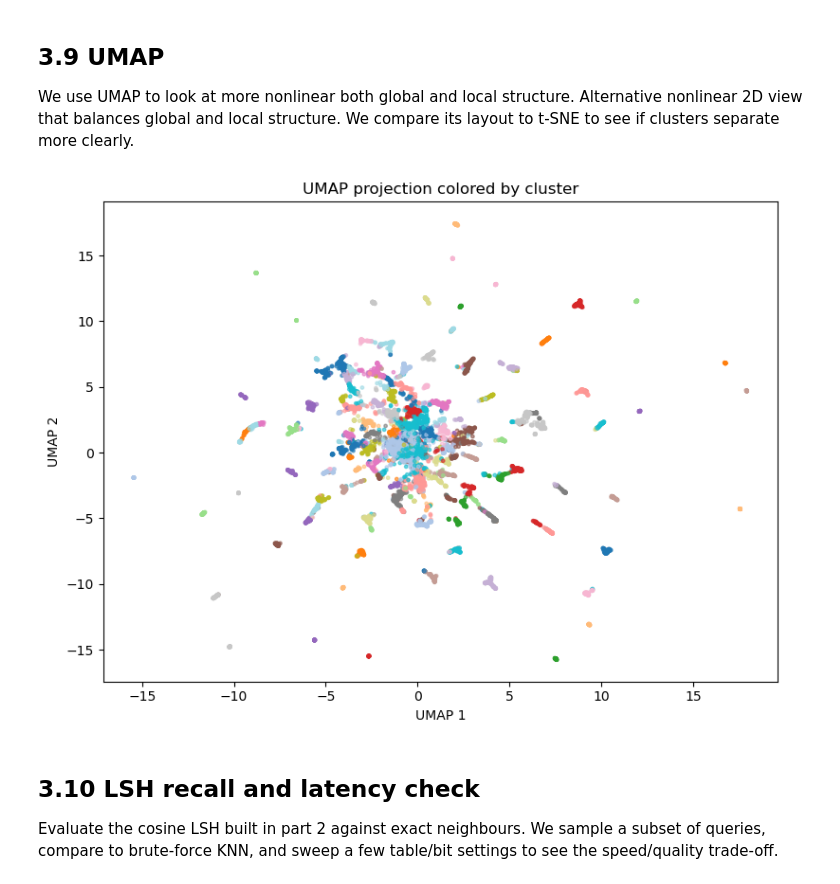
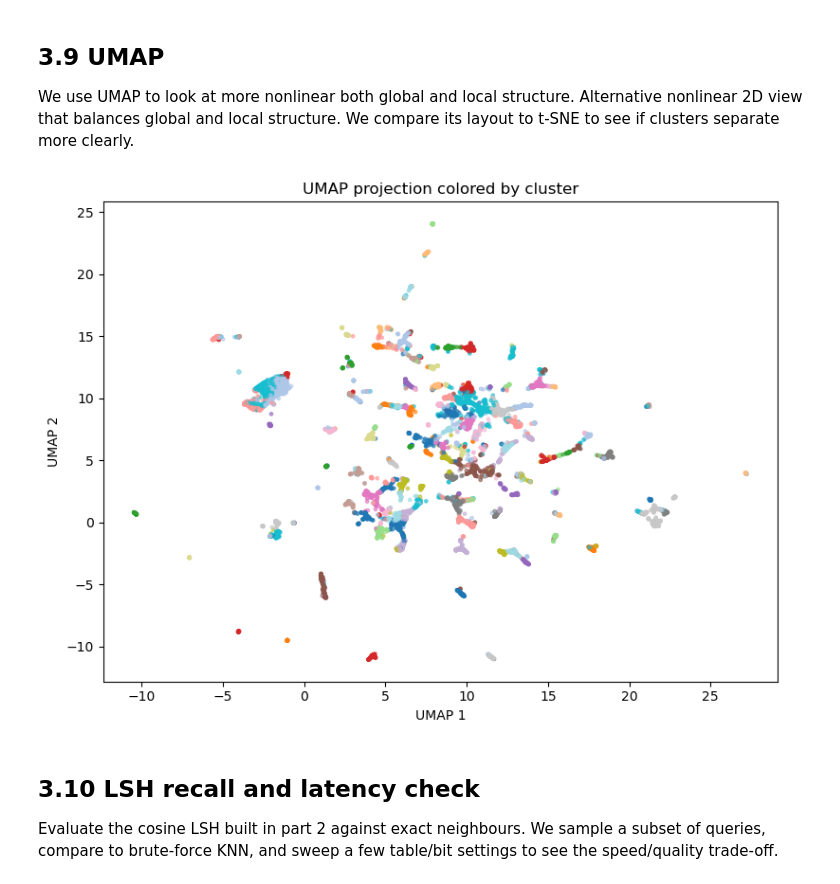
Before and after one commit to adamajane/computational-tools-for-data-science-02807-project, a Jupyter notebook: main/3-cluster-evaluation.ipynb, the cells around one changed output. Cells and saved outputs as stored; diff of their text form; code cells hidden in the pictures.

```diff
--- a/main/3-cluster-evaluation.ipynb
+++ b/main/3-cluster-evaluation.ipynb
@@ -567,35 +567,35 @@ We use UMAP to look at more nonlinear both global and local structure. Alternati
 # %%
 import umap
 import matplotlib.pyplot as plt
 
 max_umap = 10000
 if X_main.shape[0] > max_umap:
     rng = np.random.RandomState(RANDOM_STATE)
     umap_indices = rng.choice(X_main.shape[0], size=max_umap, replace=False)
 else:
     umap_indices = np.arange(X_main.shape[0])
 
 X_umap_in = X_main[umap_indices]
 clusters_umap = full_df.loc[umap_indices, "cluster_kmeans_main"].to_numpy()
 
 reducer = umap.UMAP(
     n_components=2,
     n_neighbors=25,
     min_dist=0.15,
-    metric="euclidean",
+    metric="cosine",
     random_state=RANDOM_STATE,
 )
 X_umap = reducer.fit_transform(X_umap_in)
 
 plt.figure(figsize=(8, 6))
 plt.scatter(X_umap[:, 0], X_umap[:, 1], c=clusters_umap, s=6, alpha=0.6, cmap="tab20")
 plt.xlabel("UMAP 1")
 plt.ylabel("UMAP 2")
 plt.title("UMAP projection colored by cluster")
 plt.tight_layout()
 plt.show()
 # %% [output]
-[figure, old version]
+[figure, new version]
 # %% [markdown]
 ## 3.10 LSH recall and latency check
 
```
Also changed, not shown: parts of 6 cells of this notebook.
